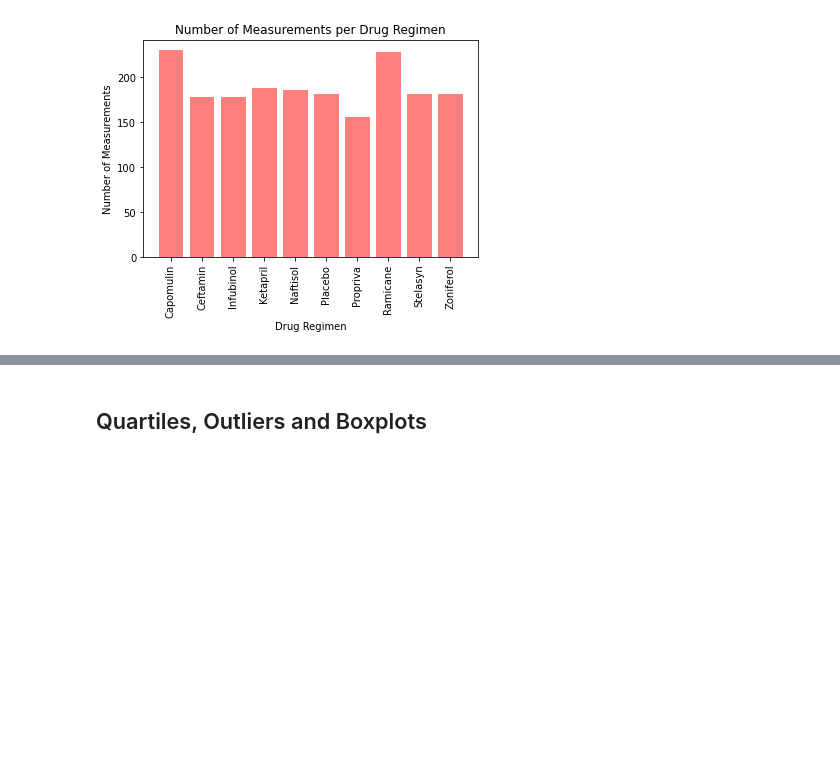
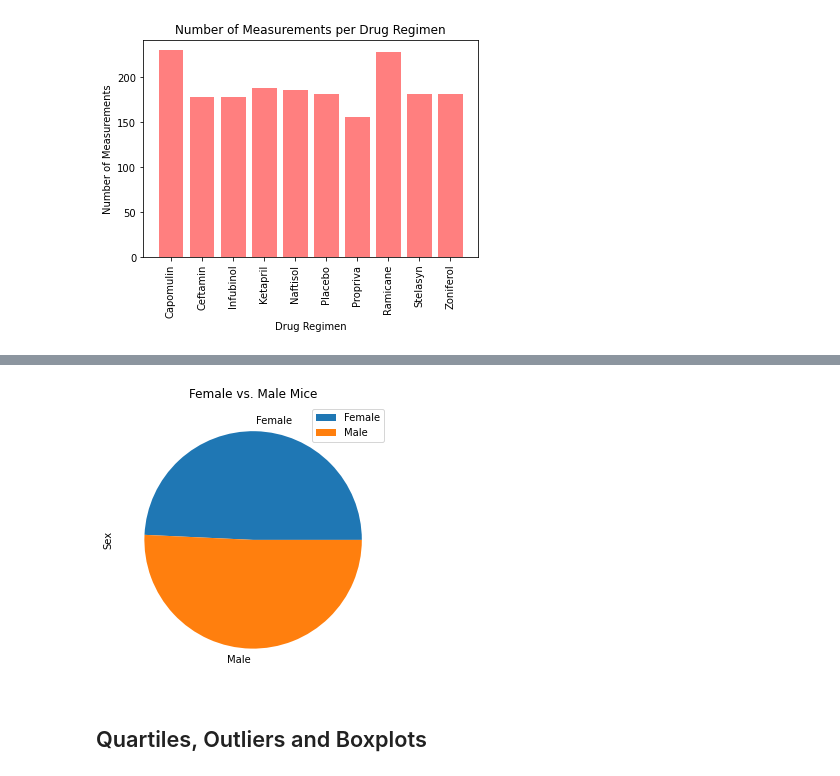
Before and after one commit to xiaoran-w-li/Matplotlib_Homework, a Jupyter notebook: Pymaceuticals/pymaceuticals_xiaoran_li.ipynb, the cells around one changed output, grey strips where cells are left out. Cells and saved outputs as stored; diff of their text form; code cells hidden in the pictures; blank space fills up the shorter version.

```diff
--- a/Pymaceuticals/pymaceuticals_xiaoran_li.ipynb
+++ b/Pymaceuticals/pymaceuticals_xiaoran_li.ipynb
@@ -162,2 +175,7 @@ Text(0, 0.5, 'Number of Measurements')
 # %%
-# Generate a pie plot showing the distribution of female versus male mice using pandas
+# Generate a pie plot showing the distribution of female versus male mice using pyplot
+mouse_sex_df = pd.DataFrame(mouse_sex)
+
+plot = mouse_sex_df.plot.pie(y='Sex', figsize = (5,5), title = "Female vs. Male Mice")
+# %% [output]
+[figure, added]
```
Also changed, not shown: parts of 11 cells of this notebook.
